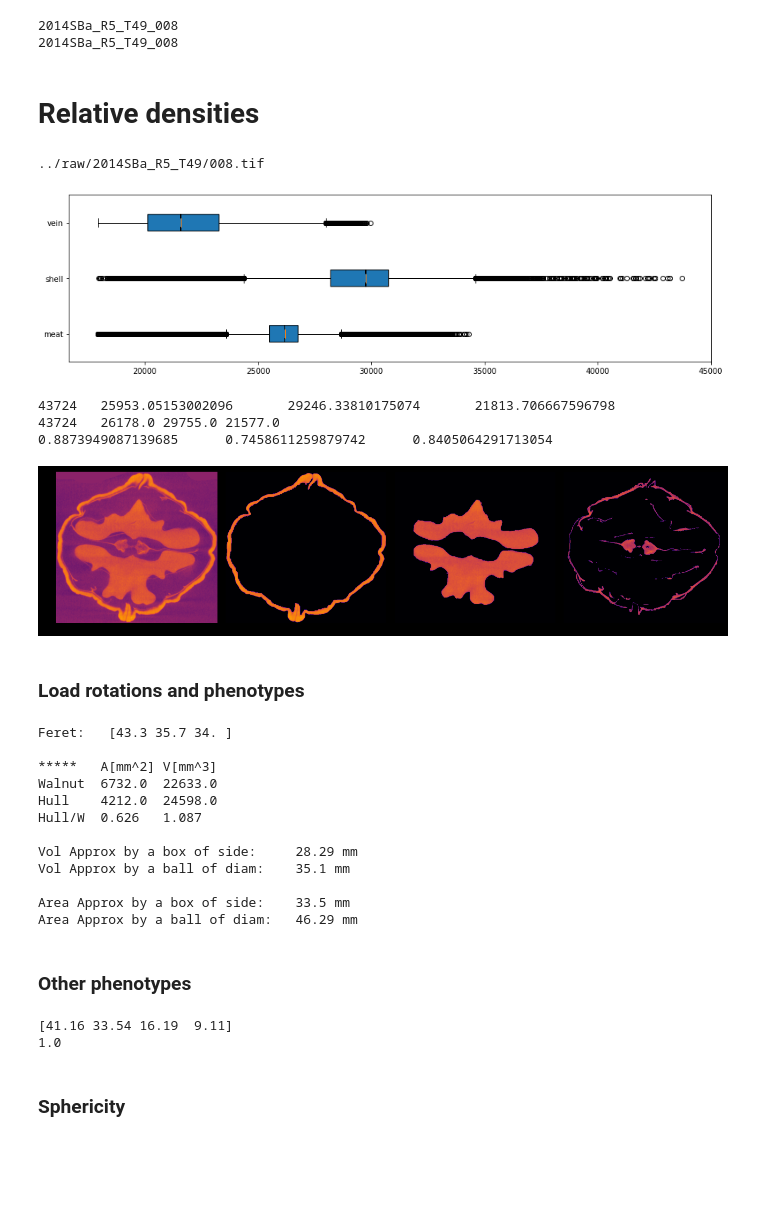
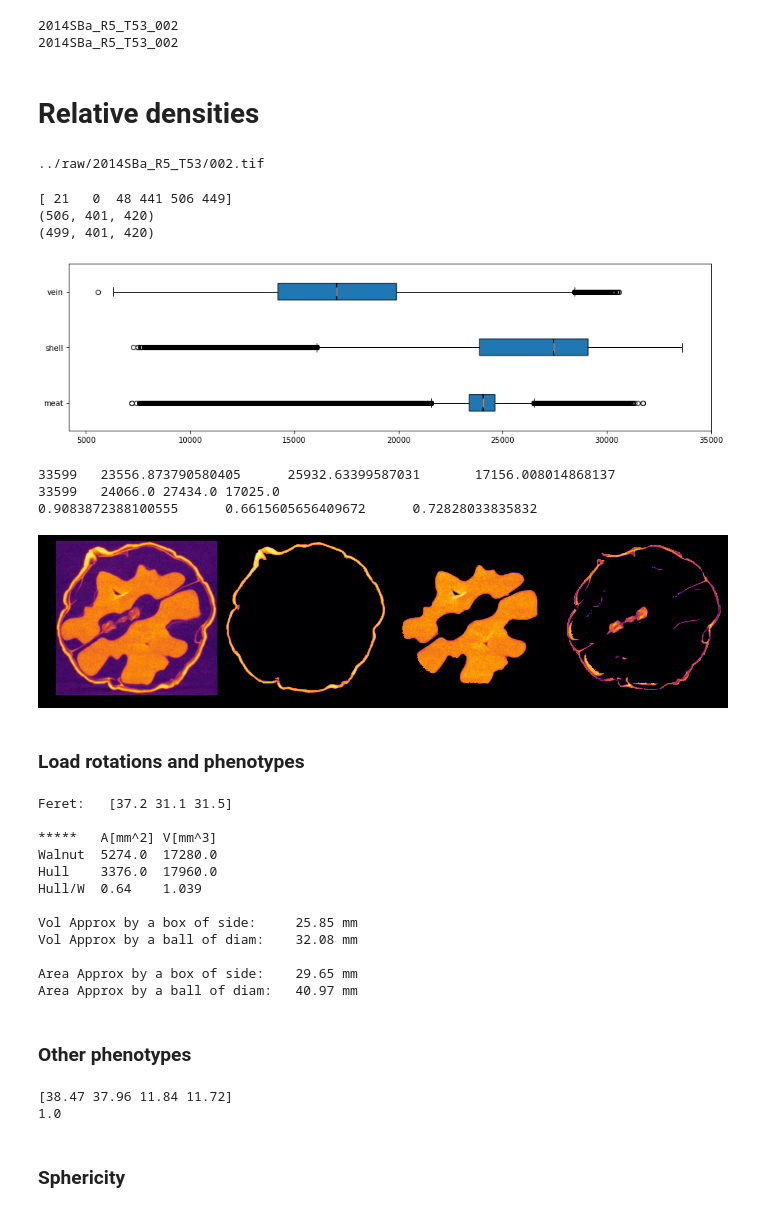
Before and after one commit to amezqui3/walnut_tda, a Jupyter notebook: jupyter/07_traditional_phenotyping.ipynb, the cells around one changed output. Drawn from its saved outputs; the diff is of its cells as text; code cells hidden in the pictures; blank space fills up the shorter version.

```diff
--- a/jupyter/07_traditional_phenotyping.ipynb
+++ b/jupyter/07_traditional_phenotyping.ipynb
@@ -36,8 +38,8 @@ mborder[1,1,1] = -np.sum(mborder) - 1
 idname = '2014SBa'
 
 rownum = 5
-treenum = 49
-nutnum = 8
+treenum = 53
+nutnum = 2
 
 bname = idname + '_R{}_T{}'.format(rownum, treenum)
 fname = bname + '_{:03d}'.format(nutnum)
@@ -60,21 +62,42 @@ protrusion = tf.imread(tissuefiles + 'protrusion.tif')
 extshell = np.zeros_like(shell, dtype=np.bool)
 extshell[protrusion == 3] = True
 # %% [output]
-2014SBa_R5_T49_008
-2014SBa_R5_T49_008
+2014SBa_R5_T53_002
+2014SBa_R5_T53_002
 # %% [markdown]
 # Relative densities
 # %%
-raw_src = '../raw/'
 raw_file = raw_src + bname + '/{:03d}.tif'.format(nutnum)
 print(raw_file)
 raw = tf.imread(raw_file)
 
 zerofile = wsrc + bname + '/normalization/clean_zeroes{:03d}.csv'.format(nutnum)
 cero = np.loadtxt(zerofile, dtype=int)
-raw = raw[cero[1]:cero[4], cero[2]:cero[5], cero[0]:cero[3]]
+raw = raw[cero[1]:cero[4]-3, cero[2]:cero[5], cero[0]:cero[3]]
 # %% [output]
-../raw/2014SBa_R5_T49/008.tif
+../raw/2014SBa_R5_T53/002.tif
+# %%
+if (raw.shape[0] < meat.shape[0]) and (meat.shape[0] - raw.shape[0] < 5):
+    diff = meat.shape[0] - raw.shape[0]
+    raw = tf.imread(raw_file)
+    raw = raw[cero[1]:cero[4]+diff, cero[2]:cero[5], cero[0]:cero[3]]
+# %%
+print(cero, raw.shape, shell.shape, sep='\n')
+# %% [output]
+[ 21   0  48 441 506 449]
+(506, 401, 420)
+(499, 401, 420)
+# %%
+if not raw.shape == meat.shape:
+    raw = raw.swapaxes(0,1)
+
+if not raw.shape == meat.shape:
+    raw = raw.swapaxes(0,1)
+    raw = raw.swapaxes(0,2)
+
+if not raw.shape == meat.shape:
+    raw = raw.swapaxes(0,2)
+    raw = raw.swapaxes(1,2)
 # %%
 raw_meat = raw.copy()
 raw_meat[meat == 0] = 0
@@ -95,7 +118,7 @@ boxes = [ raw_meat[raw_meat > 0], raw_shell[raw_shell > 0], raw_vein[raw_vein >
 labels = ['meat','shell','vein']
 ax[idx].boxplot(boxes, notch=True, vert=False, patch_artist=True, labels=labels);
 # %% [output]
-[figure, old version]
+[figure, new version]
 # %%
 rho_meat = np.mean(raw_meat[raw_meat > 0])
 rho_shell = np.mean(raw_shell[raw_shell > 0])
@@ -113,23 +136,23 @@ print(maxval, rho_meat, rho_shell, rho_vein, sep='\t')
 print(maxval, q50_meat, q50_shell, q50_vein, sep='\t')
 print(rho_mvs, rho_vvs, rho_vvm, sep='\t')
 # %% [output]
-43724   25953.05153002096       29246.33810175074       21813.706667596798
-43724   26178.0 29755.0 21577.0
-0.8873949087139685      0.7458611259879742      0.8405064291713054
+33599   23556.873790580405      25932.63399587031       17156.008014868137
+33599   24066.0 27434.0 17025.0
+0.9083872388100555      0.6615605656409672      0.72828033835832
 # %%
 k = 240
 fig, ax = plt.subplots(1,4,figsize=(18,5), sharex=True, sharey=True, facecolor='k')
 ax =np.atleast_1d(ax).ravel()
 ss = np.s_[k,:,:]
 i = 0
 ax[i].imshow(raw[ss], vmax=maxval, vmin=0, cmap='inferno'); i+=1
-ax[i].imshow(raw_shell[ss], vmax=maxval, vmin=0, cmap='inferno'); i+=1
-ax[i].imshow(raw_meat[ss], vmax=maxval, vmin=0, cmap='inferno'); i+=1
-ax[i].imshow(raw_vein[ss], vmax=maxval, vmin=0, cmap='inferno'); i+=1
+ax[i].imshow(shell[ss], vmin=0, cmap='inferno'); i+=1
+ax[i].imshow(meat[ss],  vmin=0, cmap='inferno'); i+=1
+ax[i].imshow(vein[ss], vmin=0, cmap='inferno'); i+=1
 
 fig.tight_layout();
 # %% [output]
-[figure, old version]
+[figure, new version]
 # %% [markdown]
 ### Load rotations and phenotypes
 # %%
@@ -163,18 +186,18 @@ print('Vol Approx by a ball of diam:\t', np.round(2*np.cbrt(3*nutvol/(4*np.pi)),
 print('\nArea Approx by a box of side:\t', np.round(np.sqrt(nutarea/6),2), 'mm')
 print('Area Approx by a ball of diam:\t', np.round(2*np.sqrt(nutarea/(4*np.pi)),2), 'mm')
 # %% [output]
-Feret:   [43.3 35.7 34. ]
+Feret:   [37.2 31.1 31.5]
 
 *****   A[mm^2] V[mm^3]
-Walnut  6732.0  22633.0
-Hull    4212.0  24598.0
-Hull/W  0.626   1.087
+Walnut  5274.0  17280.0
+Hull    3376.0  17960.0
+Hull/W  0.64    1.039
 
-Vol Approx by a box of side:     28.29 mm
-Vol Approx by a ball of diam:    35.1 mm
+Vol Approx by a box of side:     25.85 mm
+Vol Approx by a ball of diam:    32.08 mm
 
-Area Approx by a box of side:    33.5 mm
-Area Approx by a ball of diam:   46.29 mm
+Area Approx by a box of side:    29.65 mm
+Area Approx by a ball of diam:   40.97 mm
 # %% [markdown]
 ### Other phenotypes
 # %%
@@ -187,7 +210,7 @@ tvols = tvols.astype(float)*(resol**3)
 tvolr = tvols/nutvol
 print(np.round(tvolr*100,2), np.round(np.sum(tvolr)), sep='\n')
 # %% [output]
-[41.16 33.54 16.19  9.11]
+[38.47 37.96 11.84 11.72]
 1.0
 # %% [markdown]
 ### Sphericity
```
Also changed, not shown: parts of 9 cells of this notebook, 11 other files.
